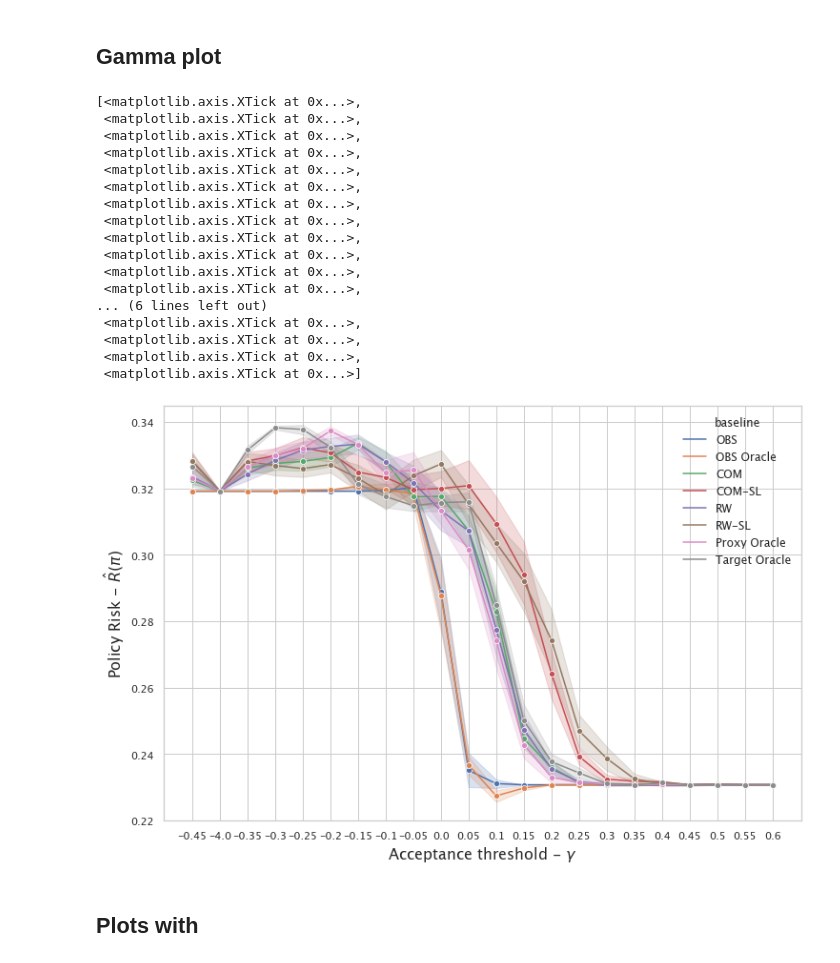
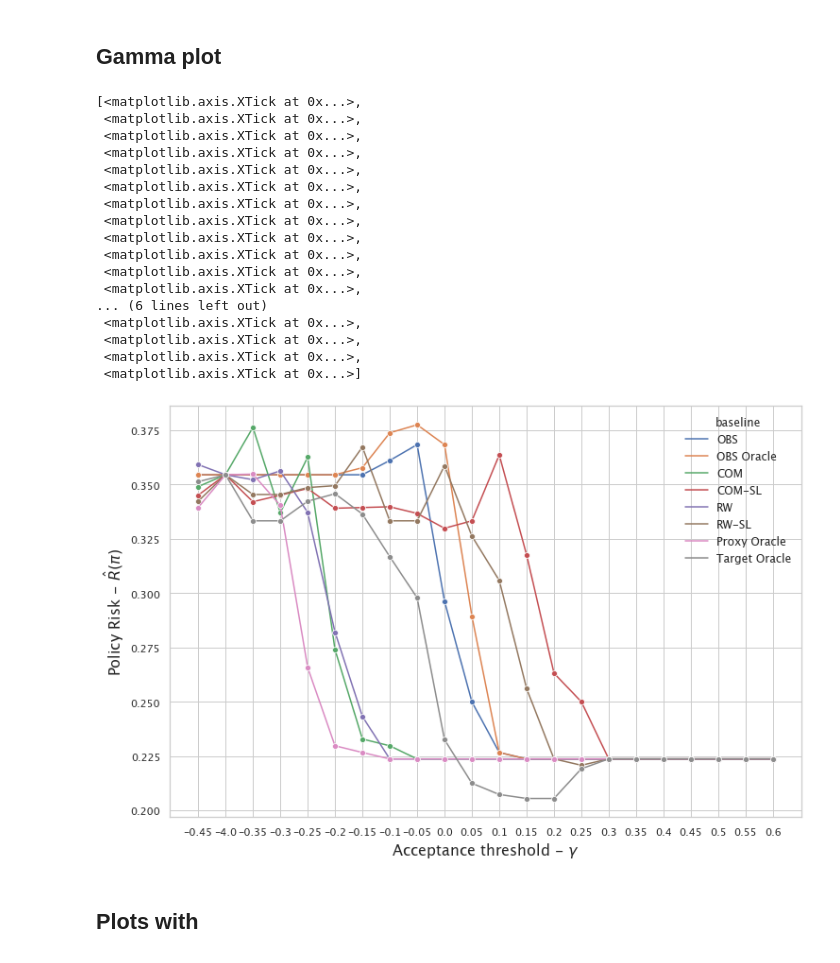
Before and after one commit to lguerdan/counterfactual-decision-support, a Jupyter notebook: notebook_results.ipynb, the cells around one changed output. Saved outputs shown, nothing was run; the diff lists cells and outputs as text; code cells hidden in the pictures.

```diff
--- a/notebook_results.ipynb
+++ b/notebook_results.ipynb
@@ -15,8 +15,3 @@ sns.set(style = "whitegrid", rc = {
     "axes.labelsize": 16,
     'legend.fontsize': 12
 })
-# %%
-for i in glob.glob('results/NENV_erm_convergence_rates_crossfit_oracle_R10/*'):
-    print(i)
-    df = pd.read_csv(i)
-    print(df.shape)
@@ -168,40 +132,40 @@ plt.savefig('figs/mse_plots.png', dpi=500, bbox_inches = "tight")
 # %% [markdown]
 ## Gamma plot
 # %%
-exp_df = get_ate_result_df('NATE_erm_realworld_crossfit_oracle_params_R10')
+exp_df = get_ate_result_df('stub_NATE_erm_realworld_crossfit_oracle_params_R10')
 ohie_df = exp_df[exp_df['benchmark'] == 'ohie']
 jobs_df = exp_df[exp_df['benchmark'] == 'jobs']
 
-jobs_df = jobs_df[jobs_df['alpha_0'] == 0.1]
+jobs_df = jobs_df[jobs_df['alpha_0'] == 0.4]
 
 gamma_settings = [i for i in jobs_df if 'pr_' in i]
 pr_results = ['baseline'] + gamma_settings
 gammadf = jobs_df[pr_results].melt(id_vars=['baseline'], var_name="gamma", value_name='policy_risk')
 
 plt.figure(figsize=(12,8))
 fig = sns.lineplot(data=gammadf, x='gamma', hue='baseline', y='policy_risk', marker='o', ci=68)
 plt.xlabel('Acceptance threshold - $\gamma$')
 plt.ylabel('Policy Risk - $\hat{R}(\pi)$')
 fig.set_xticks([i for i in range(len(gamma_settings))], labels=[float(i.split('_')[1]) for i in gamma_settings])
 # %% [output]
 [<matplotlib.axis.XTick at 0x...>,
  <matplotlib.axis.XTick at 0x...>,
  <matplotlib.axis.XTick at 0x...>,
  <matplotlib.axis.XTick at 0x...>,
  <matplotlib.axis.XTick at 0x...>,
  <matplotlib.axis.XTick at 0x...>,
  <matplotlib.axis.XTick at 0x...>,
  <matplotlib.axis.XTick at 0x...>,
  <matplotlib.axis.XTick at 0x...>,
  <matplotlib.axis.XTick at 0x...>,
  <matplotlib.axis.XTick at 0x...>,
  <matplotlib.axis.XTick at 0x...>,
 ... (6 lines left out)
  <matplotlib.axis.XTick at 0x...>,
  <matplotlib.axis.XTick at 0x...>,
  <matplotlib.axis.XTick at 0x...>,
  <matplotlib.axis.XTick at 0x...>]
-[figure, old version]
+[figure, new version]
 # %% [markdown]
 ## Plots with
 # %%
```
Also changed, not shown: parts of 3 cells of this notebook, 2 other files.
